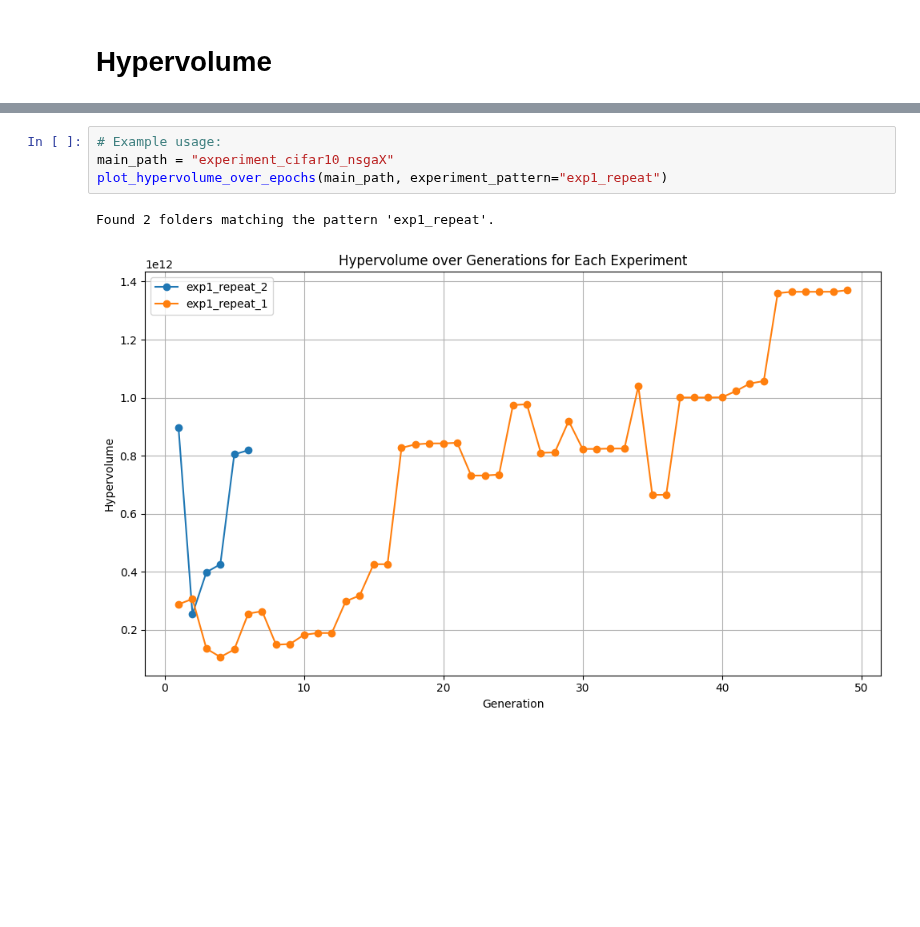
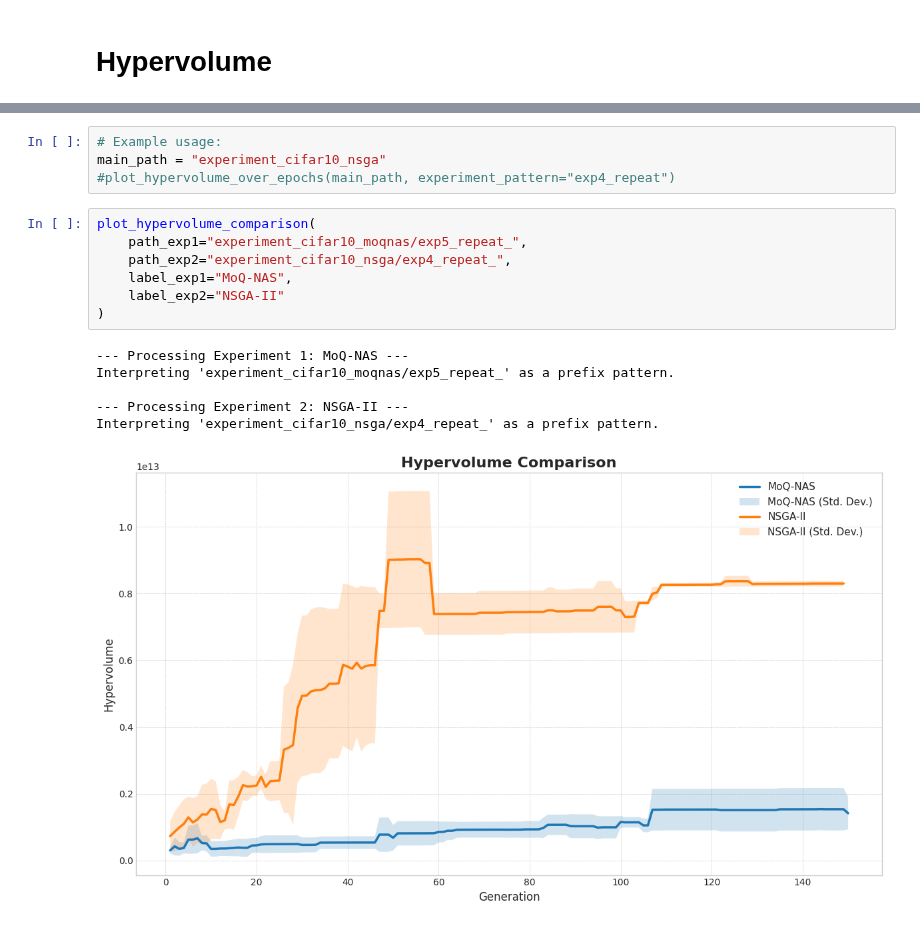
Before and after one commit to DiegoPaezA/MoQ-NAS, a Jupyter notebook: preview_mo.ipynb, the cells around one changed output, grey strips where cells are left out. Saved outputs shown, nothing was run; the diff lists cells and outputs as text; blank space fills up the shorter version.

```diff
--- a/preview_mo.ipynb
+++ b/preview_mo.ipynb
@@ -220,7 +32,18 @@ Found 3 folders matching the pattern 'exp1_repeat'.
 # %%
 # Example usage:
-main_path = "experiment_cifar10_nsgaX"
-plot_hypervolume_over_epochs(main_path, experiment_pattern="exp1_repeat")
+main_path = "experiment_cifar10_nsga"
+#plot_hypervolume_over_epochs(main_path, experiment_pattern="exp4_repeat")
-# %% [output]
-Found 2 folders matching the pattern 'exp1_repeat'.
-[figure, removed]
+# %%
+plot_hypervolume_comparison(
+    path_exp1="experiment_cifar10_moqnas/exp5_repeat_",
+    path_exp2="experiment_cifar10_nsga/exp4_repeat_",
+    label_exp1="MoQ-NAS",
+    label_exp2="NSGA-II"
+)
+# %% [output]
+--- Processing Experiment 1: MoQ-NAS ---
+Interpreting 'experiment_cifar10_moqnas/exp5_repeat_' as a prefix pattern.
+
+--- Processing Experiment 2: NSGA-II ---
+Interpreting 'experiment_cifar10_nsga/exp4_repeat_' as a prefix pattern.
+[figure, added]
```
Also changed, not shown: parts of 11 cells of this notebook, 2 other files.
